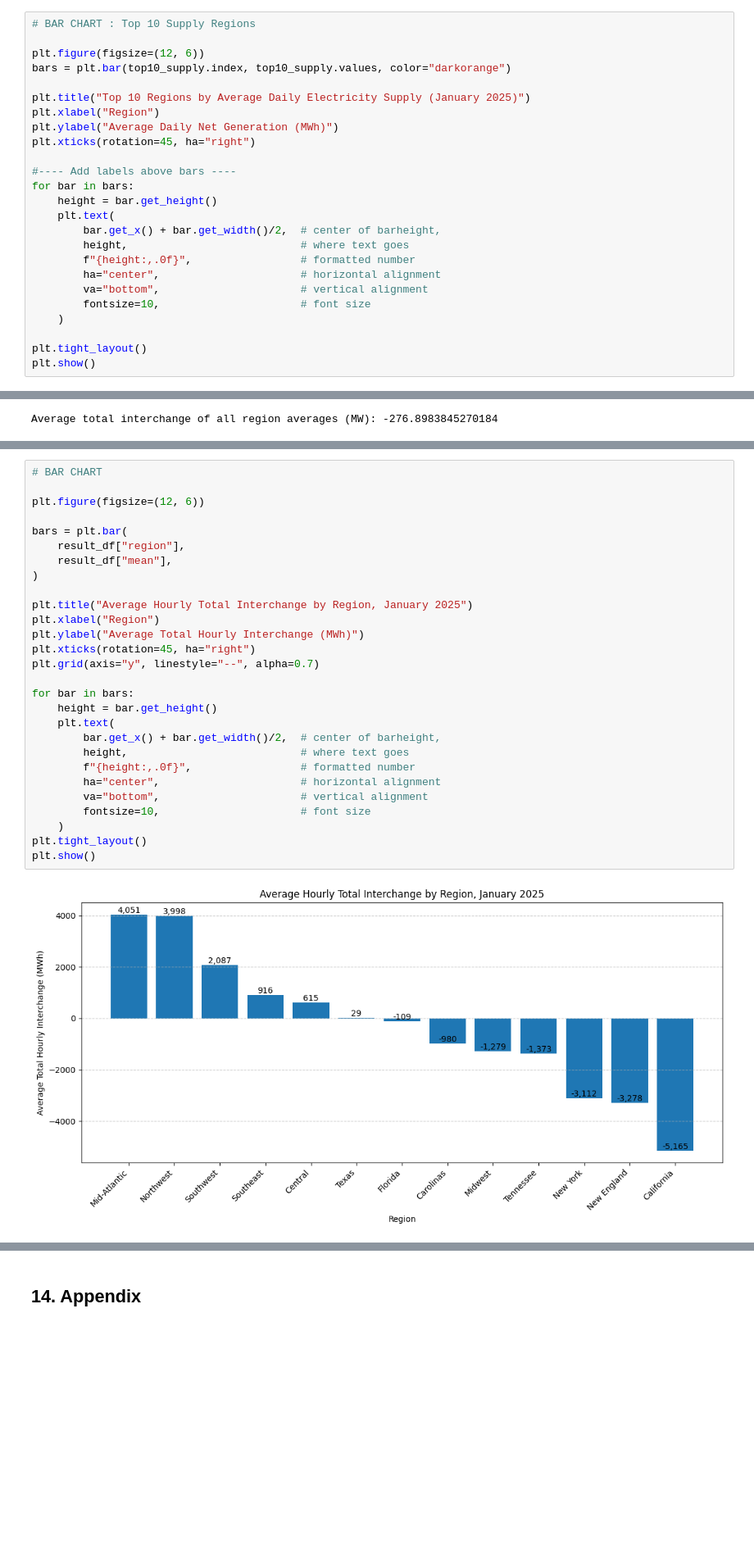
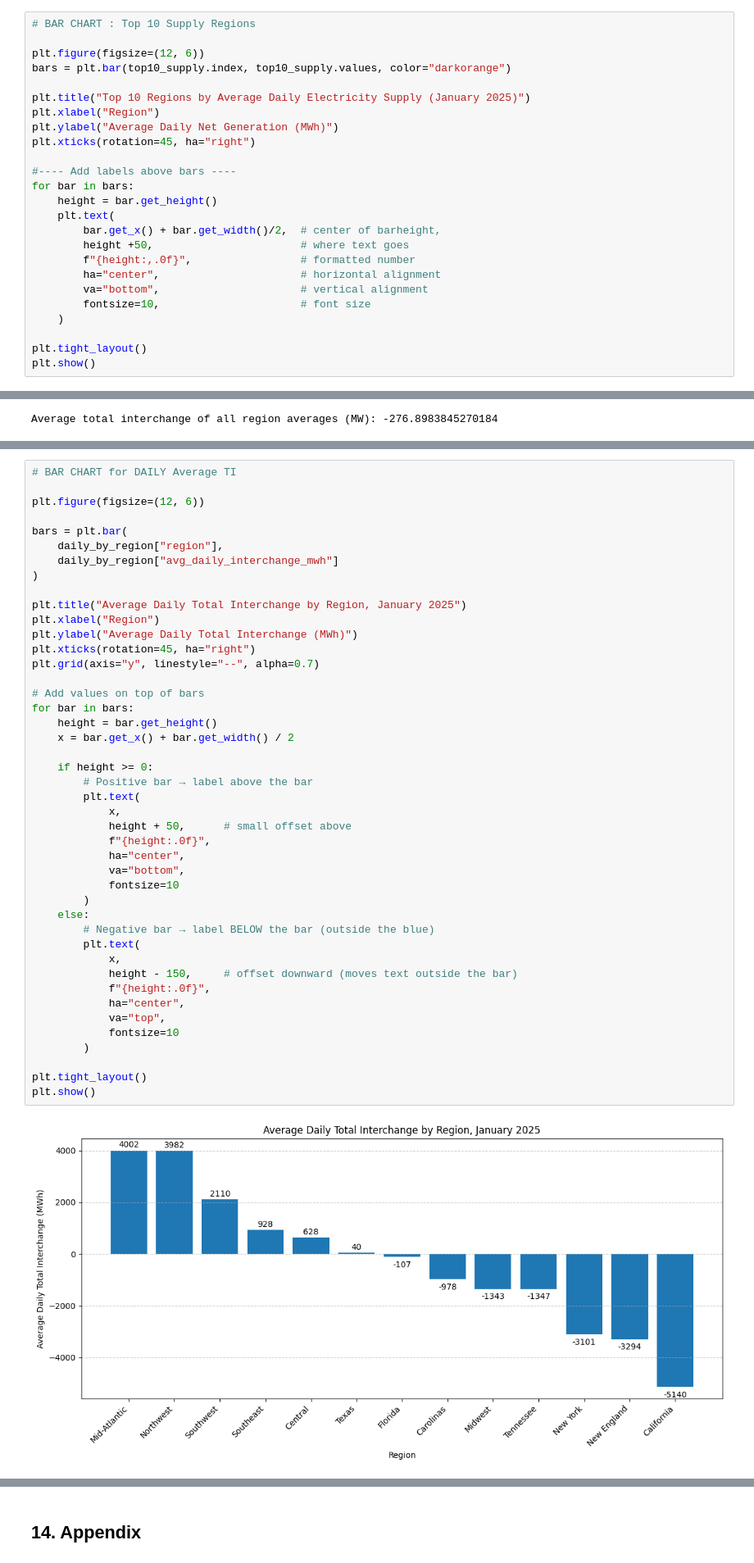
Before and after one commit to albinagumennaia/electricity-grid-analysis, a Jupyter notebook: Electricity_grid_analysis_project.ipynb, the cells around one changed output, grey strips where cells are left out. Shown at 82% size. Cells and saved outputs as stored; diff of their text form; blank space fills up the shorter version.

```diff
--- a/Electricity_grid_analysis_project.ipynb
+++ b/Electricity_grid_analysis_project.ipynb
@@ -420,7 +423,7 @@ for bar in bars:
     height = bar.get_height()
     plt.text(
         bar.get_x() + bar.get_width()/2,  # center of barheight,
-        height,                           # where text goes
+        height +50,                       # where text goes
         f"{height:,.0f}",                 # formatted number
         ha="center",                      # horizontal alignment
         va="bottom",                      # vertical alignment
@@ -516,30 +567,46 @@ Average total interchange of all region averages (MW): -276.8983845270184
 # %%
-# BAR CHART
+# BAR CHART for DAILY Average TI
 
 plt.figure(figsize=(12, 6))
 
 bars = plt.bar(
-    result_df["region"],
-    result_df["mean"],
+    daily_by_region["region"],
+    daily_by_region["avg_daily_interchange_mwh"]
 )
 
-plt.title("Average Hourly Total Interchange by Region, January 2025")
+plt.title("Average Daily Total Interchange by Region, January 2025")
 plt.xlabel("Region")
-plt.ylabel("Average Total Hourly Interchange (MWh)")
+plt.ylabel("Average Daily Total Interchange (MWh)")
 plt.xticks(rotation=45, ha="right")
 plt.grid(axis="y", linestyle="--", alpha=0.7)
 
+# Add values on top of bars
 for bar in bars:
     height = bar.get_height()
-    plt.text(
-        bar.get_x() + bar.get_width()/2,  # center of barheight,
-        height,                           # where text goes
-        f"{height:,.0f}",                 # formatted number
-        ha="center",                      # horizontal alignment
-        va="bottom",                      # vertical alignment
-        fontsize=10,                      # font size
-    )
+    x = bar.get_x() + bar.get_width() / 2
+
+    if height >= 0:
+        # Positive bar → label above the bar
+        plt.text(
+            x,
+            height + 50,      # small offset above
+            f"{height:.0f}",
+            ha="center",
+            va="bottom",
+            fontsize=10
+        )
+    else:
+        # Negative bar → label BELOW the bar (outside the blue)
+        plt.text(
+            x,
+            height - 150,     # offset downward (moves text outside the bar)
+            f"{height:.0f}",
+            ha="center",
+            va="top",
+            fontsize=10
+        )
+
 plt.tight_layout()
 plt.show()
 # %% [output]
-[figure, old version]
+[figure, new version]
```
Also changed, not shown: parts of 14 cells of this notebook.
